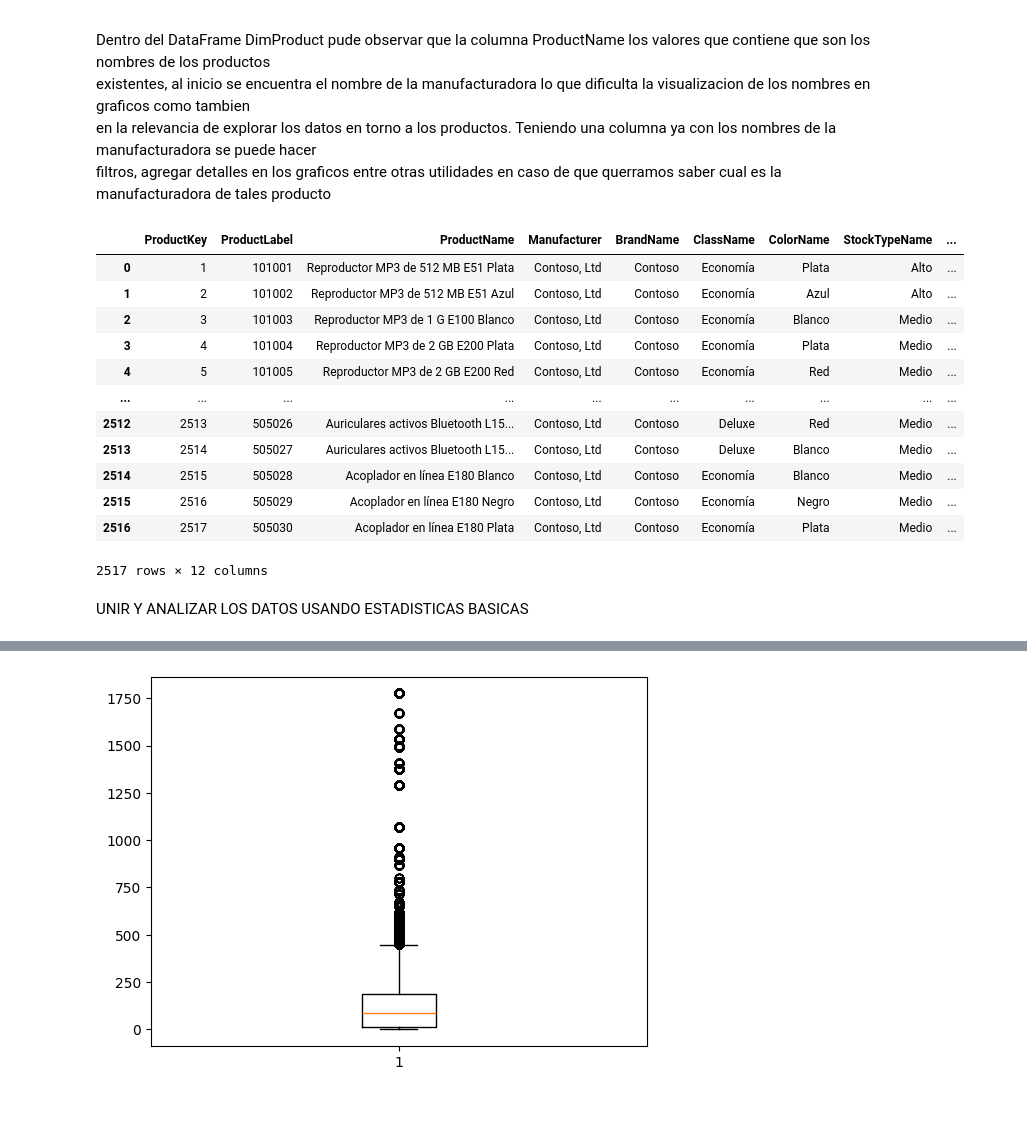
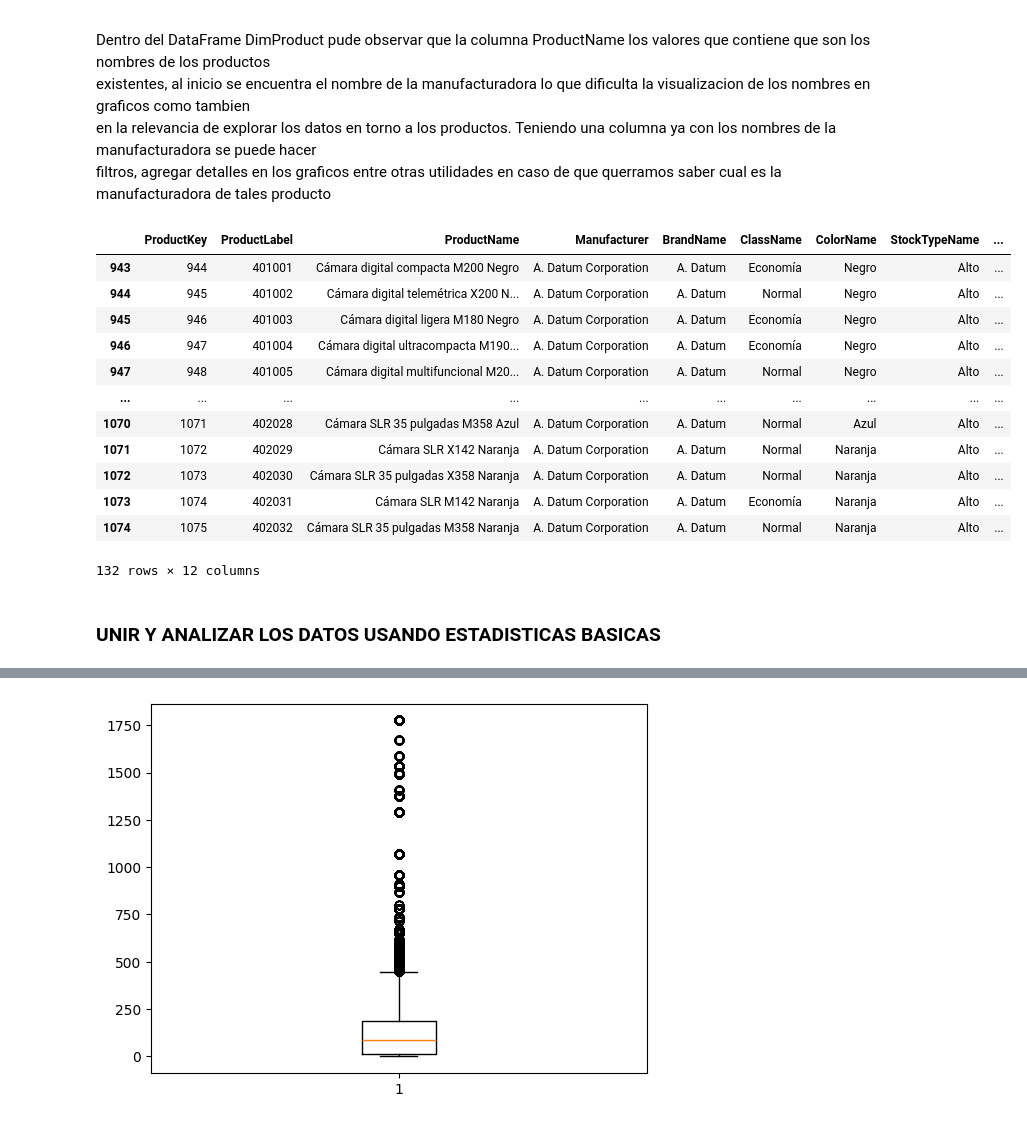
Before and after one commit to Nico22724/Guayerd_InteligenciaArtificial, a Jupyter notebook: Proyecto Aurelion/EDA.ipynb, the cells around one changed output, grey strips where cells are left out. Cells and saved outputs as stored; diff of their text form; code cells hidden in the pictures.

```diff
--- a/Proyecto Aurelion/EDA.ipynb
+++ b/Proyecto Aurelion/EDA.ipynb
@@ -245,6 +231,9 @@ def get_initials(text):
 def extract_first_word(text):
     return text.split()[0] # Extraer la primera palabra del texto
 
+def extract_two_words(text):
+    return text.split()[0] + " " + text.split()[1] # Extraer las dos primeras palabras del texto
+
 def extract_two_or_more_words(text):
     words = text.split()
     if len(words) >= 2:
@@ -259,6 +248,9 @@ list_abbrevations = list(set(get_initials(product_name) for product_name in df_D
 # Lista de primeras palabras
 list_first_words = list(set(extract_first_word(product_name) for product_name in df_DimProduct['Manufacturer'].values))
 
+# Lista de las dos primeras palabras
+list_two_words = list(set(extract_two_words(product_name) for product_name in df_DimProduct['Manufacturer'].values))
+
 # Lista de nombres con dos o más palabras
 list_product_initials = list(set(extract_two_or_more_words(product_name) for product_name in df_DimProduct['Manufacturer'].values))
 # %%
@@ -266,28 +258,28 @@ list_first_words = list(set(word.replace(",", "") for word in list_first_words))
 # %%
 # Teniendo estas dos listas podemos modificar el DataFrame para eliminar la manufacturadora del nombre del producto
 for idx, value in enumerate(df_DimProduct["ProductName"]):
-    for manufacturer in list_abbrevations + list_product_initials  + list_first_words:
+    for manufacturer in list_abbrevations + list_product_initials  + list_two_words + list_first_words:
         if manufacturer in value:
             df_DimProduct.loc[idx, "ProductName"] = value.replace(manufacturer, "").strip()
             value = df_DimProduct.loc[idx, "ProductName"]  # Actualizar para siguientes iteraciones
             break  # Salir después de encontrar la primera coincidencia
 # %%
-df_DimProduct
+df_DimProduct[df_DimProduct["Manufacturer"] == "A. Datum Corporation"]
 # %% [output]
 |  | ProductKey | ProductLabel | ProductName | Manufacturer | BrandName | ClassName | ColorName | StockTypeName | ... |
-| 0 | 1 | 101001 | Reproductor MP3 de 512 MB E51 Plata | Contoso, Ltd | Contoso | Economía | Plata | Alto | ... |
-| 1 | 2 | 101002 | Reproductor MP3 de 512 MB E51 Azul | Contoso, Ltd | Contoso | Economía | Azul | Alto | ... |
-| 2 | 3 | 101003 | Reproductor MP3 de 1 G E100 Blanco | Contoso, Ltd | Contoso | Economía | Blanco | Medio | ... |
-| 3 | 4 | 101004 | Reproductor MP3 de 2 GB E200 Plata | Contoso, Ltd | Contoso | Economía | Plata | Medio | ... |
-| 4 | 5 | 101005 | Reproductor MP3 de 2 GB E200 Red | Contoso, Ltd | Contoso | Economía | Red | Medio | ... |
+| 943 | 944 | 401001 | Cámara digital compacta M200 Negro | A. Datum Corporation | A. Datum | Economía | Negro | Alto | ... |
+| 944 | 945 | 401002 | Cámara digital telemétrica X200 N... | A. Datum Corporation | A. Datum | Normal | Negro | Alto | ... |
+| 945 | 946 | 401003 | Cámara digital ligera M180 Negro | A. Datum Corporation | A. Datum | Economía | Negro | Alto | ... |
+| 946 | 947 | 401004 | Cámara digital ultracompacta M190... | A. Datum Corporation | A. Datum | Economía | Negro | Alto | ... |
+| 947 | 948 | 401005 | Cámara digital multifuncional M20... | A. Datum Corporation | A. Datum | Normal | Negro | Alto | ... |
 | ... | ... | ... | ... | ... | ... | ... | ... | ... | ... |
-| 2512 | 2513 | 505026 | Auriculares activos Bluetooth L15... | Contoso, Ltd | Contoso | Deluxe | Red | Medio | ... |
-| 2513 | 2514 | 505027 | Auriculares activos Bluetooth L15... | Contoso, Ltd | Contoso | Deluxe | Blanco | Medio | ... |
-| 2514 | 2515 | 505028 | Acoplador en línea E180 Blanco | Contoso, Ltd | Contoso | Economía | Blanco | Medio | ... |
-| 2515 | 2516 | 505029 | Acoplador en línea E180 Negro | Contoso, Ltd | Contoso | Economía | Negro | Medio | ... |
-| 2516 | 2517 | 505030 | Acoplador en línea E180 Plata | Contoso, Ltd | Contoso | Economía | Plata | Medio | ... |
+| 1070 | 1071 | 402028 | Cámara SLR 35 pulgadas M358 Azul | A. Datum Corporation | A. Datum | Normal | Azul | Alto | ... |
+| 1071 | 1072 | 402029 | Cámara SLR X142 Naranja | A. Datum Corporation | A. Datum | Normal | Naranja | Alto | ... |
+| 1072 | 1073 | 402030 | Cámara SLR 35 pulgadas X358 Naranja | A. Datum Corporation | A. Datum | Normal | Naranja | Alto | ... |
+| 1073 | 1074 | 402031 | Cámara SLR M142 Naranja | A. Datum Corporation | A. Datum | Economía | Naranja | Alto | ... |
+| 1074 | 1075 | 402032 | Cámara SLR 35 pulgadas M358 Naranja | A. Datum Corporation | A. Datum | Normal | Naranja | Alto | ... |
-2517 rows × 12 columns
+132 rows × 12 columns
 # %%
 #-----------------------------------end-------------------------------------------
 # %% [markdown]
-UNIR Y ANALIZAR LOS DATOS USANDO ESTADISTICAS BASICAS
+<h3>UNIR Y ANALIZAR LOS DATOS USANDO ESTADISTICAS BASICAS</h3>
```
Also changed, not shown: parts of 92 cells of this notebook, 1 other file.
